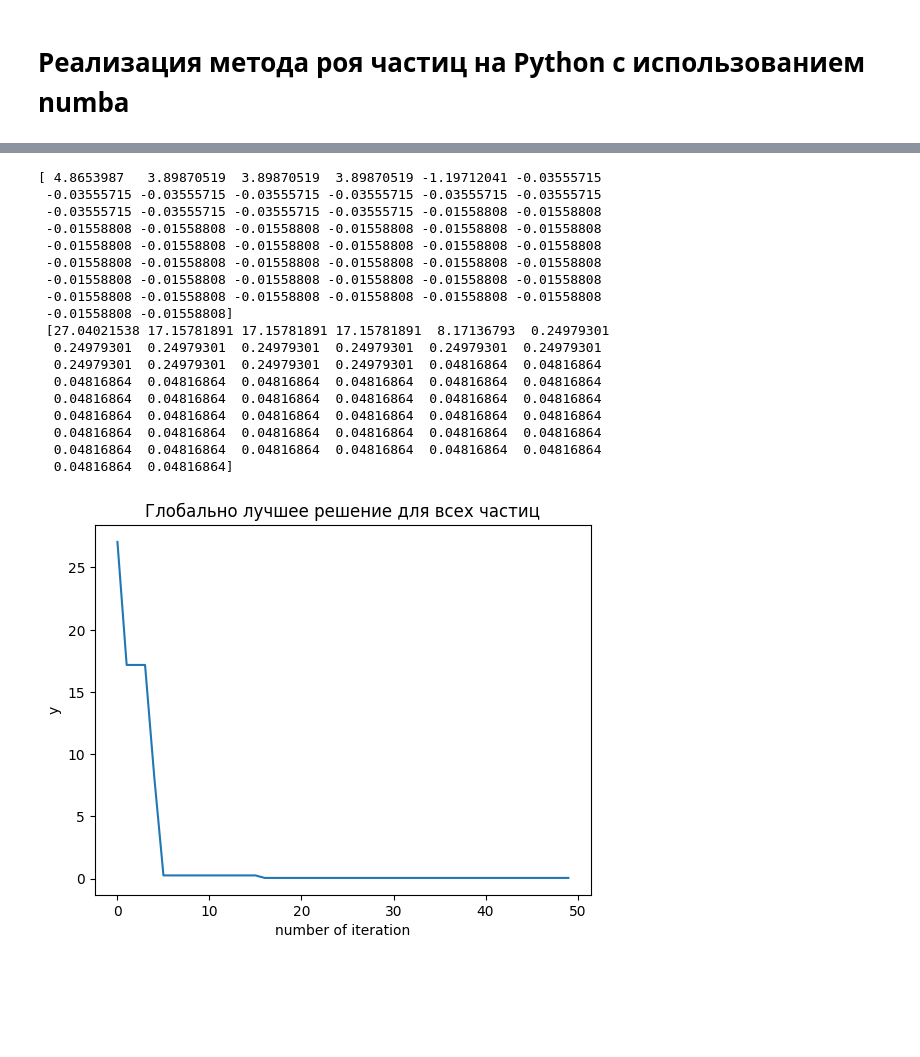
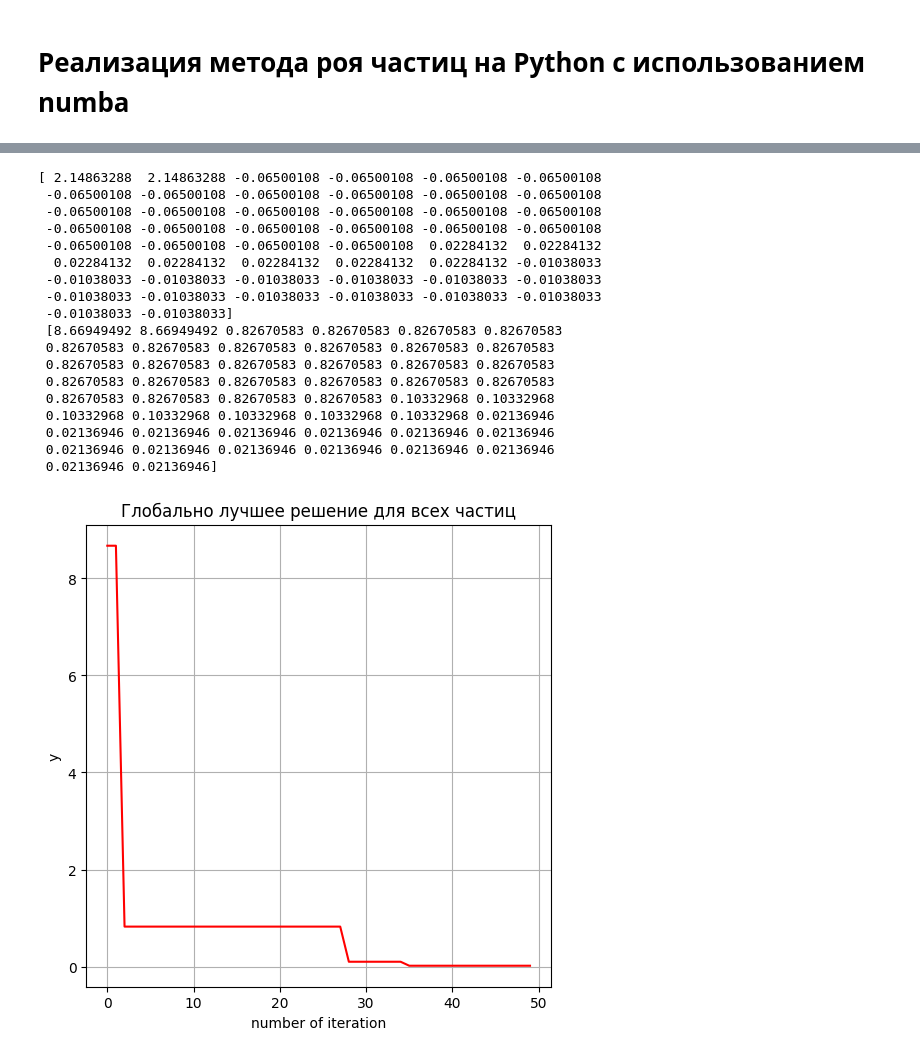
Before and after one commit to Artikezwin/Particle-Swarm-Optimization, a Jupyter notebook: Jupiter/CPSO.ipynb, the cells around one changed output, grey strips where cells are left out. Cells and saved outputs as stored; diff of their text form; code cells hidden in the pictures; blank space fills up the shorter version.

```diff
--- a/Jupiter/CPSO.ipynb
+++ b/Jupiter/CPSO.ipynb
@@ -6,3 +6,7 @@ from random import random
 import numpy as np
 from numba import njit
 import matplotlib.pyplot as plt
+
+plt.rcParams['figure.figsize'] = 6, 6    # Стандартные размеры графиков
+plt.rcParams['axes.grid'] = True           # Сетка графика
+plt.pink()                                 # Цветовая схема при раскраске
@@ -133,27 +139,28 @@ plt.show()
 # %%
 print(list_of_best_coord, "\n", list_of_best_solution)
-plt.plot(np.arange(list_of_best_solution.size), list_of_best_solution)
+
+plt.plot(np.arange(list_of_best_solution.size), list_of_best_solution, c = 'r')
 plt.xlabel("number of iteration")
 plt.ylabel("y")
 plt.title("Глобально лучшее решение для всех частиц")
 plt.show()
 # %% [output]
-[ 4.8653987   3.89870519  3.89870519  3.89870519 -1.19712041 -0.03555715
- -0.03555715 -0.03555715 -0.03555715 -0.03555715 -0.03555715 -0.03555715
- -0.03555715 -0.03555715 -0.03555715 -0.03555715 -0.01558808 -0.01558808
- -0.01558808 -0.01558808 -0.01558808 -0.01558808 -0.01558808 -0.01558808
- -0.01558808 -0.01558808 -0.01558808 -0.01558808 -0.01558808 -0.01558808
- -0.01558808 -0.01558808 -0.01558808 -0.01558808 -0.01558808 -0.01558808
- -0.01558808 -0.01558808 -0.01558808 -0.01558808 -0.01558808 -0.01558808
- -0.01558808 -0.01558808 -0.01558808 -0.01558808 -0.01558808 -0.01558808
- -0.01558808 -0.01558808]
- [27.04021538 17.15781891 17.15781891 17.15781891  8.17136793  0.24979301
-  0.24979301  0.24979301  0.24979301  0.24979301  0.24979301  0.24979301
-  0.24979301  0.24979301  0.24979301  0.24979301  0.04816864  0.04816864
-  0.04816864  0.04816864  0.04816864  0.04816864  0.04816864  0.04816864
-  0.04816864  0.04816864  0.04816864  0.04816864  0.04816864  0.04816864
-  0.04816864  0.04816864  0.04816864  0.04816864  0.04816864  0.04816864
-  0.04816864  0.04816864  0.04816864  0.04816864  0.04816864  0.04816864
-  0.04816864  0.04816864  0.04816864  0.04816864  0.04816864  0.04816864
-  0.04816864  0.04816864]
+[ 2.14863288  2.14863288 -0.06500108 -0.06500108 -0.06500108 -0.06500108
+ -0.06500108 -0.06500108 -0.06500108 -0.06500108 -0.06500108 -0.06500108
+ -0.06500108 -0.06500108 -0.06500108 -0.06500108 -0.06500108 -0.06500108
+ -0.06500108 -0.06500108 -0.06500108 -0.06500108 -0.06500108 -0.06500108
+ -0.06500108 -0.06500108 -0.06500108 -0.06500108  0.02284132  0.02284132
+  0.02284132  0.02284132  0.02284132  0.02284132  0.02284132 -0.01038033
+ -0.01038033 -0.01038033 -0.01038033 -0.01038033 -0.01038033 -0.01038033
+ -0.01038033 -0.01038033 -0.01038033 -0.01038033 -0.01038033 -0.01038033
+ -0.01038033 -0.01038033]
+ [8.66949492 8.66949492 0.82670583 0.82670583 0.82670583 0.82670583
+ 0.82670583 0.82670583 0.82670583 0.82670583 0.82670583 0.82670583
+ 0.82670583 0.82670583 0.82670583 0.82670583 0.82670583 0.82670583
+ 0.82670583 0.82670583 0.82670583 0.82670583 0.82670583 0.82670583
+ 0.82670583 0.82670583 0.82670583 0.82670583 0.10332968 0.10332968
+ 0.10332968 0.10332968 0.10332968 0.10332968 0.10332968 0.02136946
+ 0.02136946 0.02136946 0.02136946 0.02136946 0.02136946 0.02136946
+ 0.02136946 0.02136946 0.02136946 0.02136946 0.02136946 0.02136946
+ 0.02136946 0.02136946]
-[figure, old version]
+[figure, new version]
```
Also changed, not shown: parts of 4 cells of this notebook.
